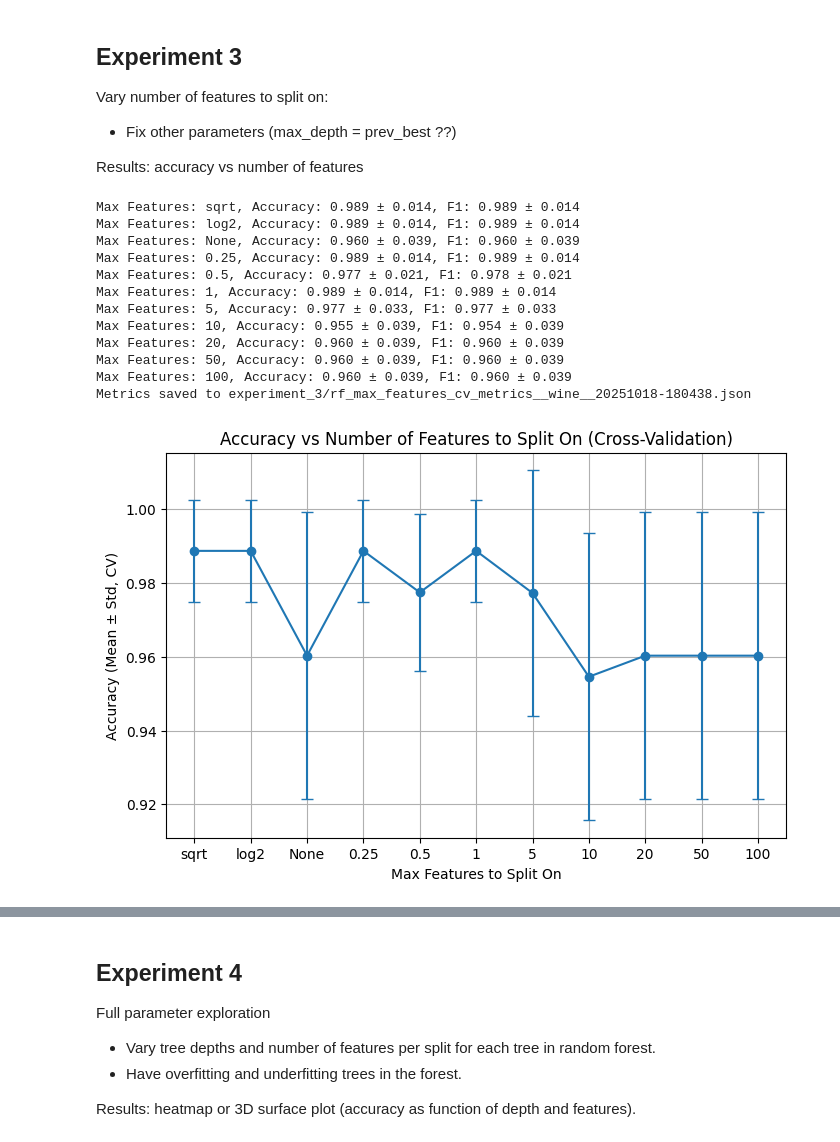
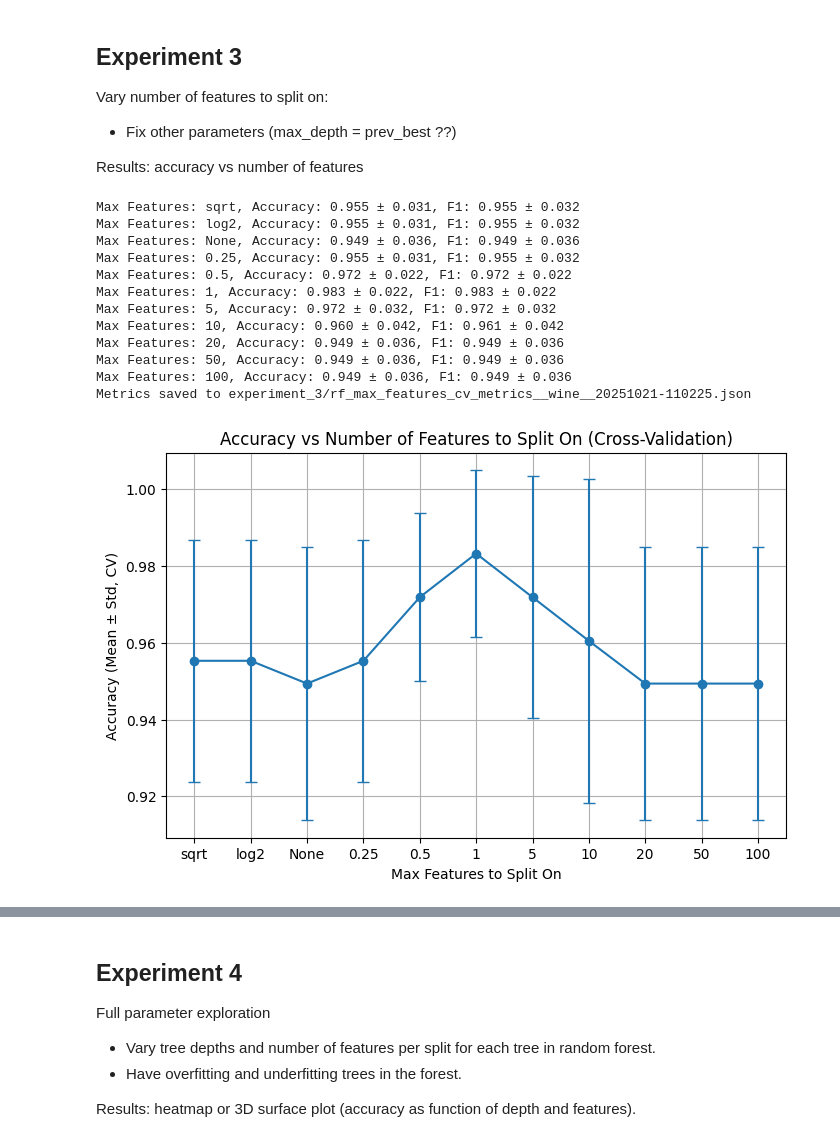
Before and after one commit to TasheelGovender/ML_assignment_4, a Jupyter notebook: src/assignment.ipynb, the cells around one changed output, grey strips where cells are left out. Saved outputs shown, nothing was run; the diff lists cells and outputs as text; code cells hidden in the pictures.

```diff
--- a/src/assignment.ipynb
+++ b/src/assignment.ipynb
@@ -679,7 +742,7 @@ def run_max_features_experiment(
     random_state=42,
     results_dir='experiment_3',
     dataset_name='dataset',
-    cv=5
+    cv=8
 ):
     """
     Runs an experiment varying max_features for a Random Forest using cross-validation.
@@ -740,25 +803,27 @@ def run_max_features_experiment(
 # %%
 # wine experiment for max_features
 wine_maxfeat_metrics, wine_maxfeat_filename = run_max_features_experiment(
     X_wine_scaled, y_wine,
-    dataset_name='wine'
+    dataset_name='wine',
+    n_estimators=25,
+    max_depth=2
 )
 
 plot_max_features_vs_accuracy(wine_maxfeat_filename)
 # %% [output]
-Max Features: sqrt, Accuracy: 0.989 ± 0.014, F1: 0.989 ± 0.014
-Max Features: log2, Accuracy: 0.989 ± 0.014, F1: 0.989 ± 0.014
-Max Features: None, Accuracy: 0.960 ± 0.039, F1: 0.960 ± 0.039
-Max Features: 0.25, Accuracy: 0.989 ± 0.014, F1: 0.989 ± 0.014
-Max Features: 0.5, Accuracy: 0.977 ± 0.021, F1: 0.978 ± 0.021
-Max Features: 1, Accuracy: 0.989 ± 0.014, F1: 0.989 ± 0.014
-Max Features: 5, Accuracy: 0.977 ± 0.033, F1: 0.977 ± 0.033
-Max Features: 10, Accuracy: 0.955 ± 0.039, F1: 0.954 ± 0.039
-Max Features: 20, Accuracy: 0.960 ± 0.039, F1: 0.960 ± 0.039
-Max Features: 50, Accuracy: 0.960 ± 0.039, F1: 0.960 ± 0.039
-Max Features: 100, Accuracy: 0.960 ± 0.039, F1: 0.960 ± 0.039
-Metrics saved to experiment_3/rf_max_features_cv_metrics__wine__20251018-180438.json
+Max Features: sqrt, Accuracy: 0.955 ± 0.031, F1: 0.955 ± 0.032
+Max Features: log2, Accuracy: 0.955 ± 0.031, F1: 0.955 ± 0.032
+Max Features: None, Accuracy: 0.949 ± 0.036, F1: 0.949 ± 0.036
+Max Features: 0.25, Accuracy: 0.955 ± 0.031, F1: 0.955 ± 0.032
+Max Features: 0.5, Accuracy: 0.972 ± 0.022, F1: 0.972 ± 0.022
+Max Features: 1, Accuracy: 0.983 ± 0.022, F1: 0.983 ± 0.022
+Max Features: 5, Accuracy: 0.972 ± 0.032, F1: 0.972 ± 0.032
+Max Features: 10, Accuracy: 0.960 ± 0.042, F1: 0.961 ± 0.042
+Max Features: 20, Accuracy: 0.949 ± 0.036, F1: 0.949 ± 0.036
+Max Features: 50, Accuracy: 0.949 ± 0.036, F1: 0.949 ± 0.036
+Max Features: 100, Accuracy: 0.949 ± 0.036, F1: 0.949 ± 0.036
+Metrics saved to experiment_3/rf_max_features_cv_metrics__wine__20251021-110225.json
-[figure, old version]
+[figure, new version]
 # %%
 # Adult Income experiment
 adult_maxfeat_metrics, adult_maxfeat_filename = run_max_features_experiment(
```
Also changed, not shown: parts of 25 cells of this notebook, 14 other files.
